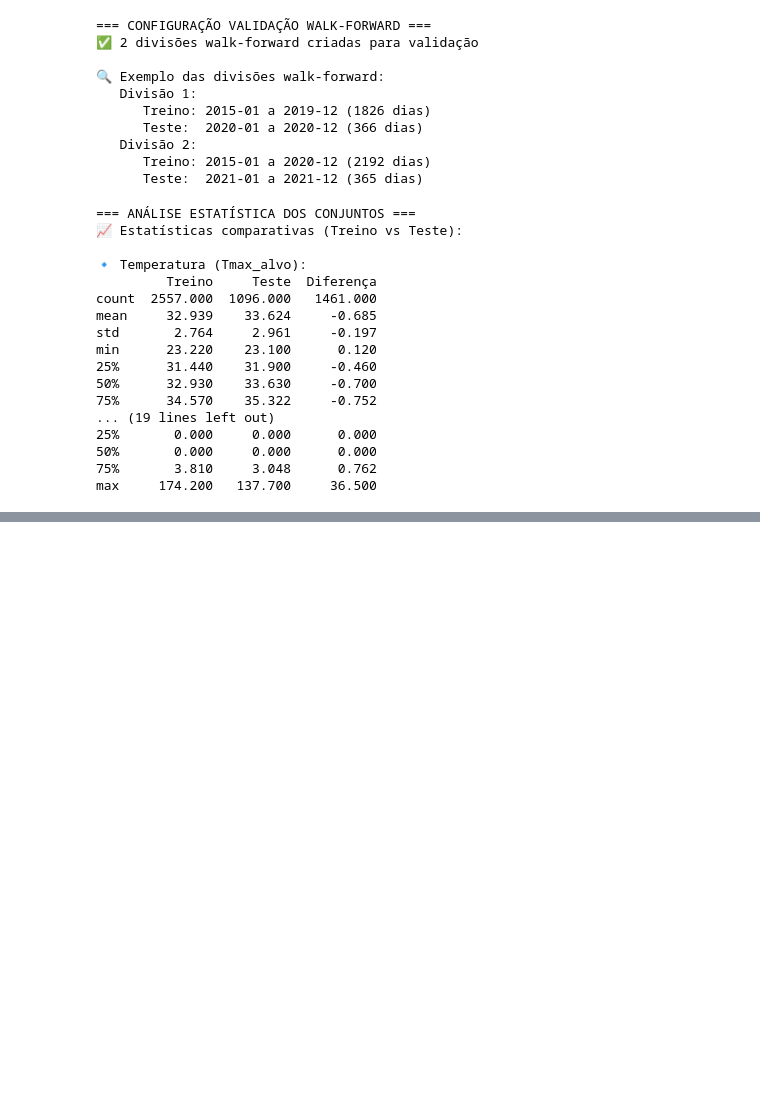
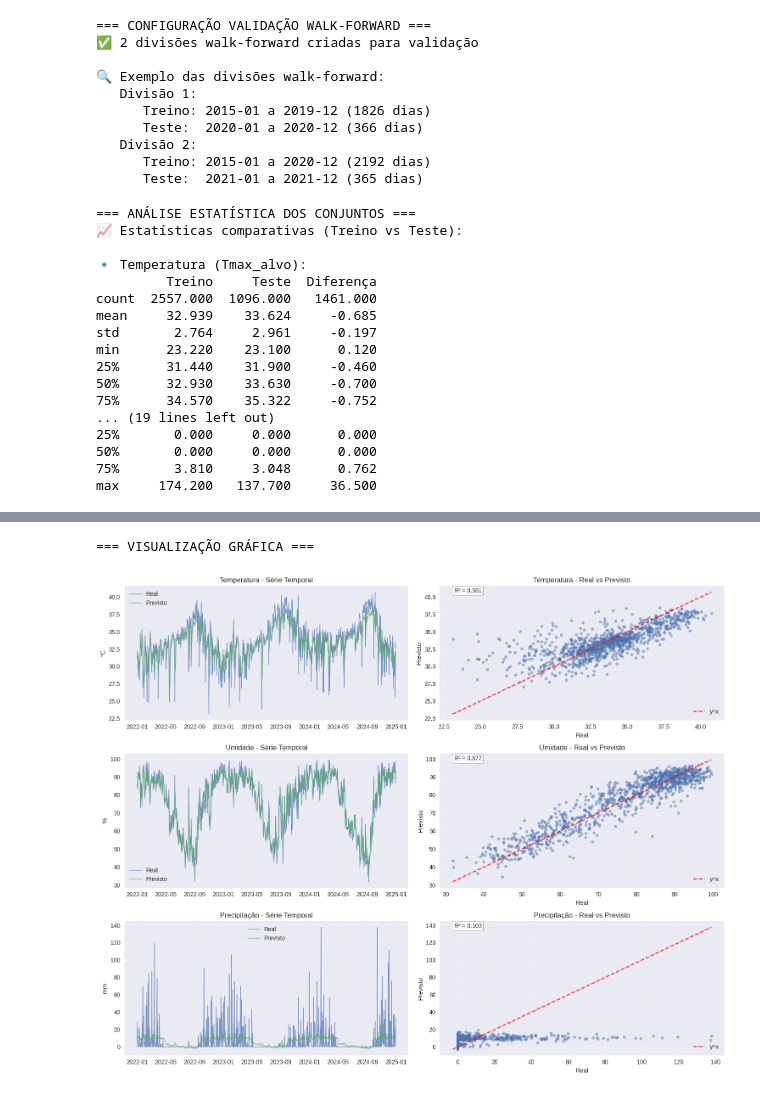
Before and after one commit to MauricioRPF/Weather_Report, a Jupyter notebook: Weather_Report_.ipynb, the cells around one changed output, grey strips where cells are left out. Saved outputs shown, nothing was run; the diff lists cells and outputs as text; code cells hidden in the pictures; blank space fills up the shorter version.

```diff
--- a/Weather_Report_.ipynb
+++ b/Weather_Report_.ipynb
@@ -1693,0 +1886,19 @@ max     174.200   137.700     36.500
+# %%
+print("\n=== CORREÇÃO - IDENTIFICANDO COLUNAS PROBLEMÁTICAS ===")
+
+# Verificar tipos de dados de todas as features
+print("🔍 Tipos de dados nas features:")
+print(X_train.dtypes.value_counts())
+
+# Identificar colunas não numéricas
+non_numeric_cols = X_train.select_dtypes(exclude=[np.number]).columns.tolist()
+print(f"\n⚠️ Colunas não numéricas encontradas: {non_numeric_cols}")
+
+# Filtrar apenas colunas numéricas
+numeric_predictors = X_train.select_dtypes(include=[np.number]).columns.tolist()
+print(f"✅ Colunas numéricas disponíveis: {len(numeric_predictors)}")
+
+# Mostrar algumas colunas numéricas
+print(f"\n📊 Exemplos de colunas numéricas:")
+print(f"   Primeiras 10: {numeric_predictors[:10]}")
+print(f"   Últimas 5: {numeric_predictors[-5:]}")
@@ -1693,0 +2320,47 @@ max     174.200   137.700     36.500
+# %%
+print("\n=== VISUALIZAÇÃO GRÁFICA ===")
+
+import matplotlib.pyplot as plt
+
+# Criar subplots para cada variável
+fig, axes = plt.subplots(3, 2, figsize=(15, 12))
+
+
+target_names = ['Temperatura', 'Umidade', 'Precipitação']
+units = ['°C', '%', 'mm']
+
+for i, target_name in enumerate(target_names):
+    comp_df = comparison_dfs[target_name]
+
+    # Gráfico 1: Série temporal
+    axes[i, 0].plot(comp_df['Data'], comp_df['Real'], label='Real', alpha=0.7, linewidth=1)
+    axes[i, 0].plot(comp_df['Data'], comp_df['Previsto'], label='Previsto', alpha=0.7, linewidth=1)
+    axes[i, 0].set_title(f'{target_name} - Série Temporal')
+    axes[i, 0].set_ylabel(units[i])
+    axes[i, 0].legend()
+    axes[i, 0].grid(True, alpha=0.3)
+
+    # Gráfico 2: Dispersão Real vs Previsto
+    axes[i, 1].scatter(comp_df['Real'], comp_df['Previsto'], alpha=0.5, s=20)
+
+    # Linha de perfeita previsão (y=x)
+    min_val = min(comp_df['Real'].min(), comp_df['Previsto'].min())
+    max_val = max(comp_df['Real'].max(), comp_df['Previsto'].max())
+    axes[i, 1].plot([min_val, max_val], [min_val, max_val], 'r--', alpha=0.8, label='y=x')
+
+    axes[i, 1].set_title(f'{target_name} - Real vs Previsto')
+    axes[i, 1].set_xlabel('Real')
+    axes[i, 1].set_ylabel('Previsto')
+    axes[i, 1].legend()
+    axes[i, 1].grid(True, alpha=0.3)
+
+    # Adicionar R² no gráfico de dispersão
+    r2 = r2_score(comp_df['Real'], comp_df['Previsto'])
+    axes[i, 1].text(0.05, 0.95, f'R² = {r2:.3f}', transform=axes[i, 1].transAxes,
+                   bbox=dict(boxstyle="round,pad=0.3", facecolor="white", alpha=0.8))
+
+plt.tight_layout()
+plt.show()
+# %% [output]
+=== VISUALIZAÇÃO GRÁFICA ===
+[figure, added]
```
Also changed, not shown: parts of 22 cells of this notebook.
